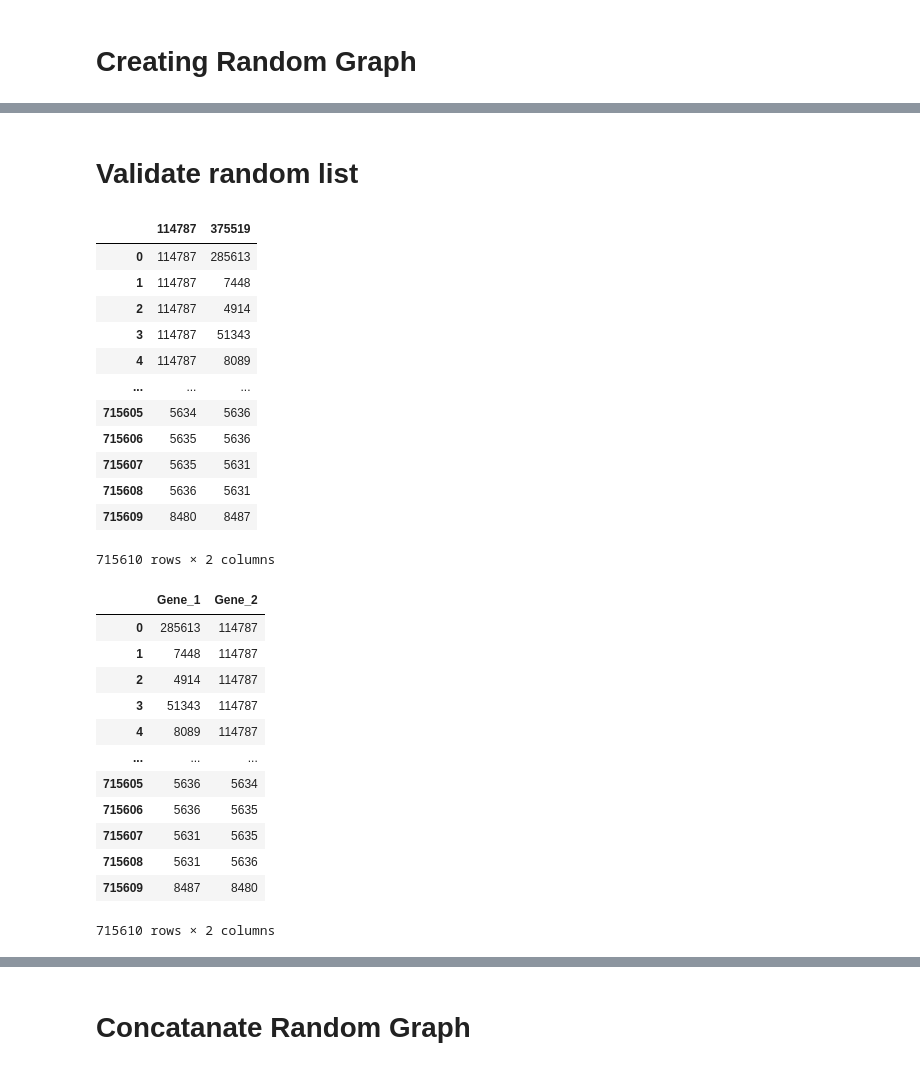
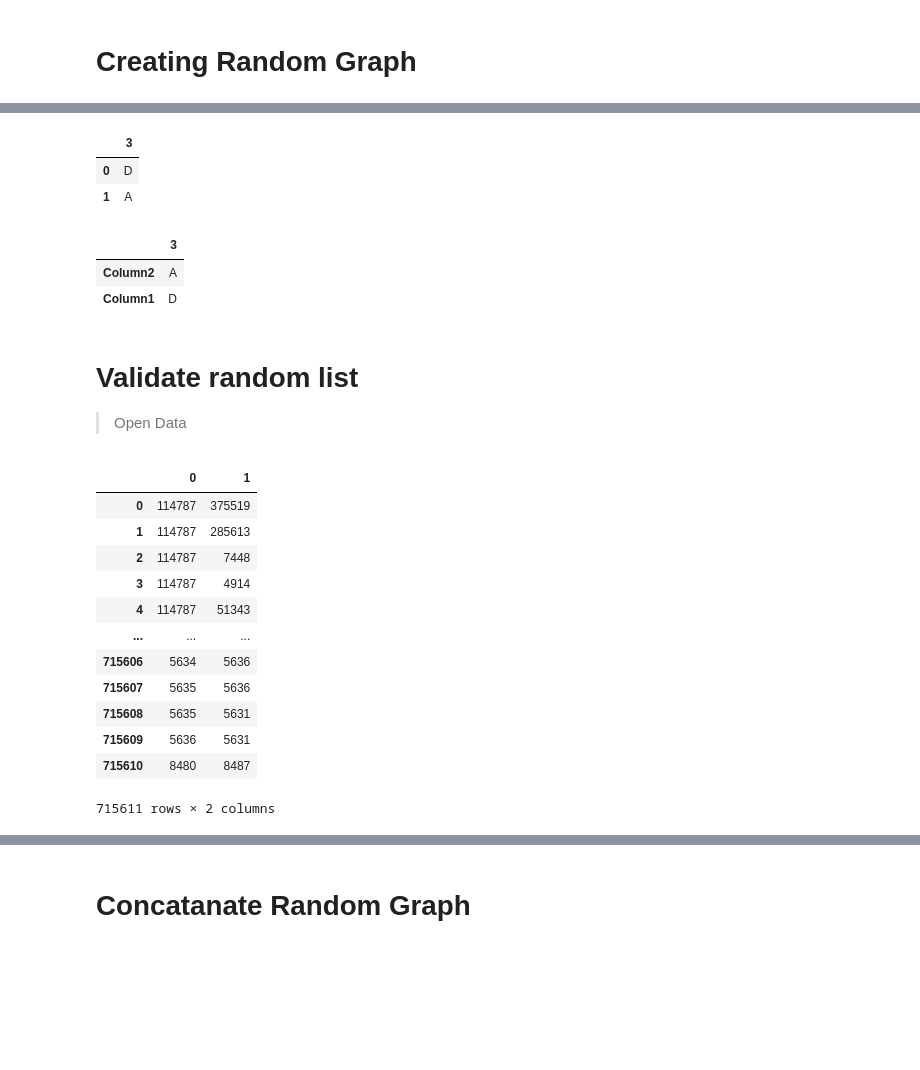
Before and after one commit to RodrigoEslava/cpython, a Jupyter notebook: teste_concatenação.ipynb, the cells around one changed output, grey strips where cells are left out. Saved outputs shown, nothing was run; the diff lists cells and outputs as text; code cells hidden in the pictures; blank space fills up the shorter version.

```diff
--- a/teste_concatenação.ipynb
+++ b/teste_concatenação.ipynb
@@ -196,52 +317,34 @@ lista_randomica.to_csv("lista_randomica.txt")
+# %%
+r
+# %% [output]
+|  | 3 |
+| 0 | D |
+| 1 | A |
+# %%
+r_r
+# %% [output]
+|  | 3 |
+| Column2 | A |
+| Column1 | D |
 # %% [markdown]
 # Validate random list
+
+> Open Data
 # %%
-data_1st = pd.read_csv("Decagon_ppi_sem_virgulas.txt", sep=" ")
-list_Are = pd.DataFrame(data=data_1st)
-list_Are
+dt_1st = pd.read_csv("Decagon_ppi_sem_virgulas.txt", sep=" ", header = None)
+list_are = pd.DataFrame(data=dt_1st)
+list_are
 # %% [output]
-|  | 114787 | 375519 |
-| 0 | 114787 | 285613 |
-| 1 | 114787 | 7448 |
-| 2 | 114787 | 4914 |
-| 3 | 114787 | 51343 |
-| 4 | 114787 | 8089 |
+|  | 0 | 1 |
+| 0 | 114787 | 375519 |
+| 1 | 114787 | 285613 |
+| 2 | 114787 | 7448 |
+| 3 | 114787 | 4914 |
+| 4 | 114787 | 51343 |
 | ... | ... | ... |
-| 715605 | 5634 | 5636 |
-| 715606 | 5635 | 5636 |
-| 715607 | 5635 | 5631 |
-| 715608 | 5636 | 5631 |
-| 715609 | 8480 | 8487 |
+| 715606 | 5634 | 5636 |
+| 715607 | 5635 | 5636 |
+| 715608 | 5635 | 5631 |
+| 715609 | 5636 | 5631 |
+| 715610 | 8480 | 8487 |
-715610 rows × 2 columns
+715611 rows × 2 columns
-# %%
-data_1st = pd.read_csv("Decagon_ppi_sem_virgulas_com_index.txt", sep=" ")
-list_Are = pd.DataFrame(data=data_1st)
-list_Are.columns=('Gene_1', 'Gene_2')
-
-
-split_df_0 = list_Are["Gene_1"]
-#split_df_0 = pd.DataFrame(data=split_df_0)
-
-split_df_1 = list_Are["Gene_2"]
-#split_df_1 = pd.DataFrame(data = split_df_1)
-
-
-invert_list_Are = pd.DataFrame(data = invert_list_Are)
-
-invert_list_Are["Gene_1"] = split_df_1
-invert_list_Are["Gene_2"] = split_df_0
-invert_list_Are
-# %% [output]
-|  | Gene_1 | Gene_2 |
-| 0 | 285613 | 114787 |
-| 1 | 7448 | 114787 |
-| 2 | 4914 | 114787 |
-| 3 | 51343 | 114787 |
-| 4 | 8089 | 114787 |
-| ... | ... | ... |
-| 715605 | 5636 | 5634 |
-| 715606 | 5636 | 5635 |
-| 715607 | 5631 | 5635 |
-| 715608 | 5631 | 5636 |
-| 715609 | 8487 | 8480 |
-715610 rows × 2 columns
```
Also changed, not shown: parts of 18 cells of this notebook.
